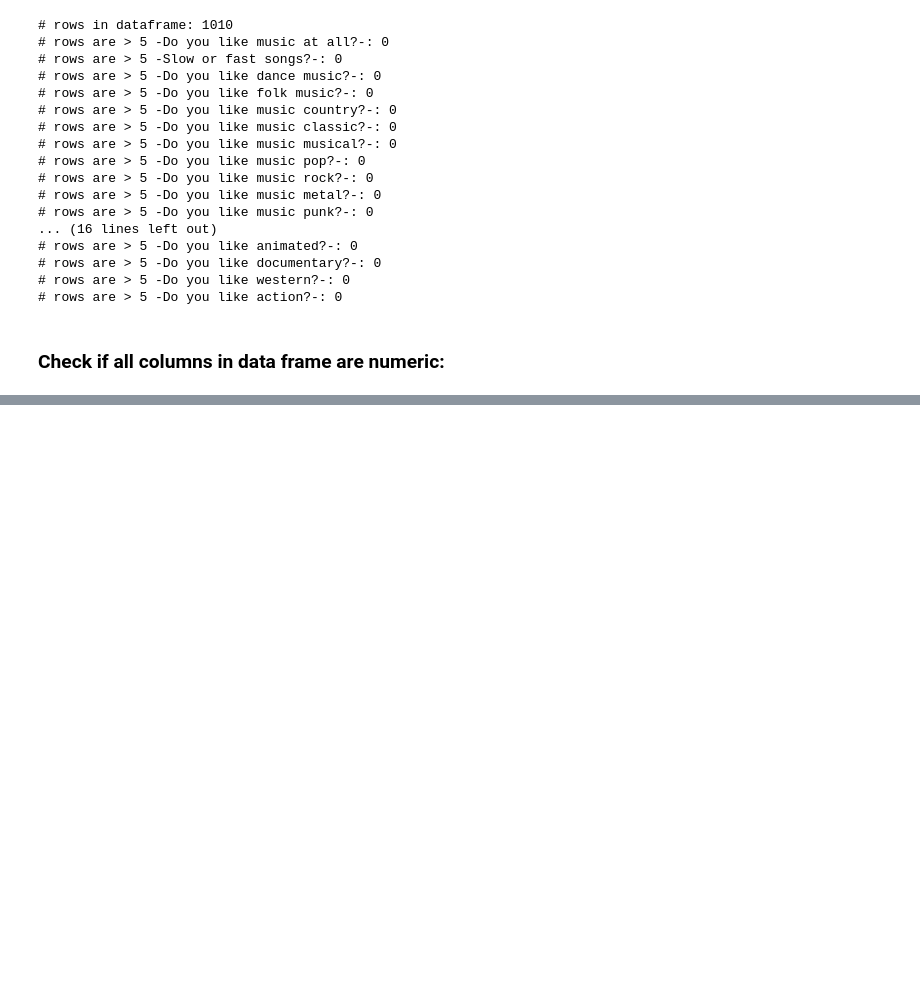
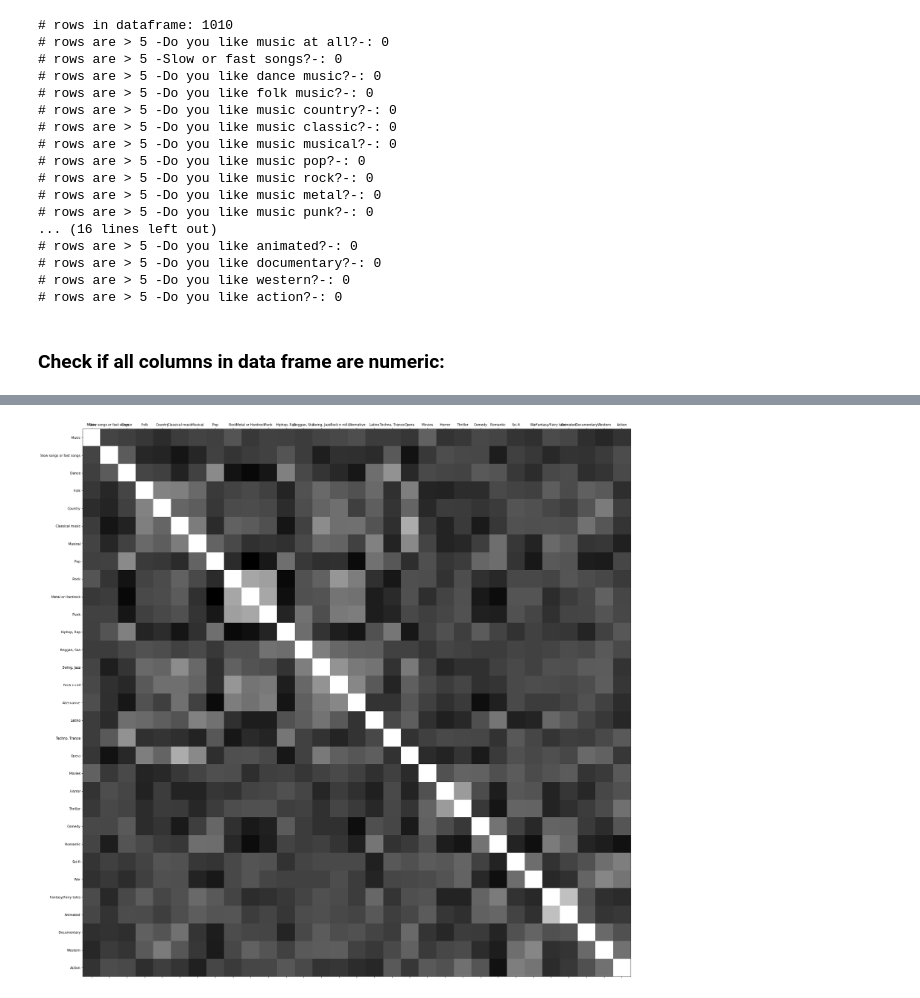
Before and after one commit to powsianik/CSD, a Jupyter notebook: JupyterNotebooks/HelloWorldNotebook.ipynb, the cells around one changed output, grey strips where cells are left out. Cells and saved outputs as stored; diff of their text form; code cells hidden in the pictures; blank space fills up the shorter version.

Commit message:
Check columns data types and correlations

```diff
--- a/JupyterNotebooks/HelloWorldNotebook.ipynb
+++ b/JupyterNotebooks/HelloWorldNotebook.ipynb
@@ -160,0 +186,13 @@ print("# rows are > 5 -Do you like action?-: {0}".format(len(dFrame.loc[dFrame['
+# %%
+def visualise_correlations(data_frame, size = 10):
+    '''
+    Display graphical correlations matrix for each pair of columns in data frame.
+    Key:
+        White - heavy correlation
+        Black - without correlation
+    '''
+    correlations = data_frame.corr('spearman', 9)
+    fig, ax = plt.subplots(figsize = (size, size))
+    ax.matshow(correlations, cmap=plt.cm.gray)
+    plt.xticks(range(len(correlations.columns)), correlations.columns)
+    plt.yticks(range(len(correlations.columns)), correlations.columns)
@@ -160,0 +220,4 @@ print("# rows are > 5 -Do you like action?-: {0}".format(len(dFrame.loc[dFrame['
+# %%
+visualise_correlations(dFrame, 31)
+# %% [output]
+[figure, added]
```
Also changed, not shown: parts of 4 cells of this notebook.
